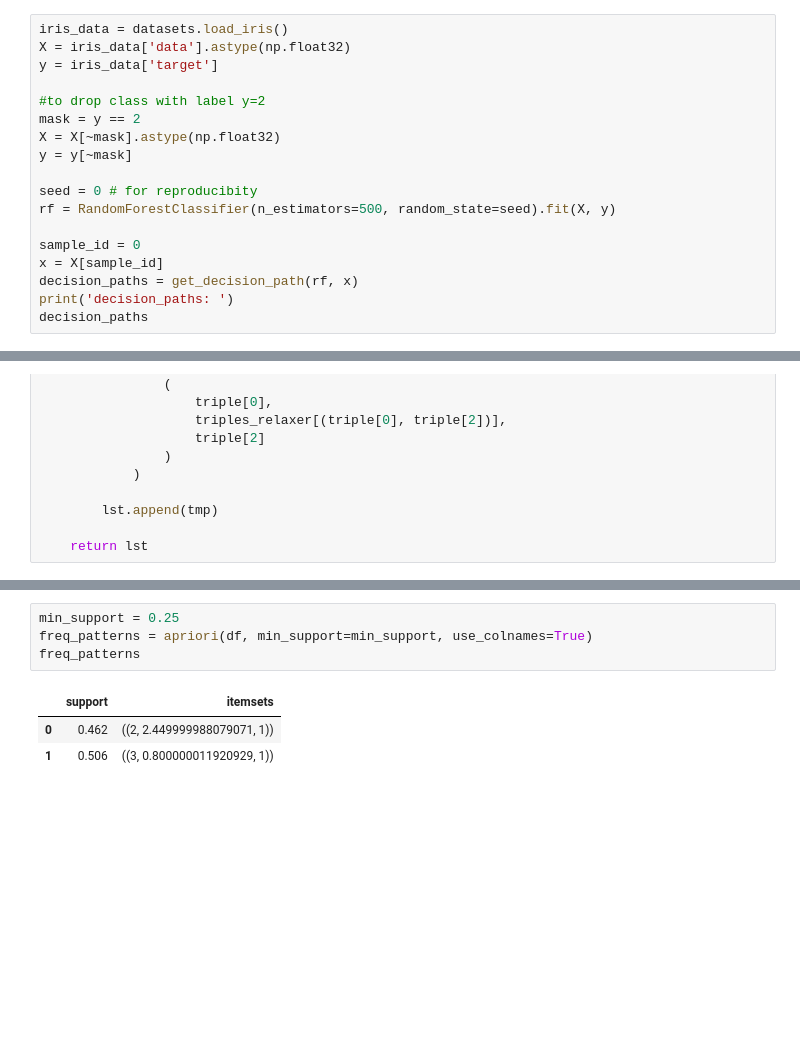
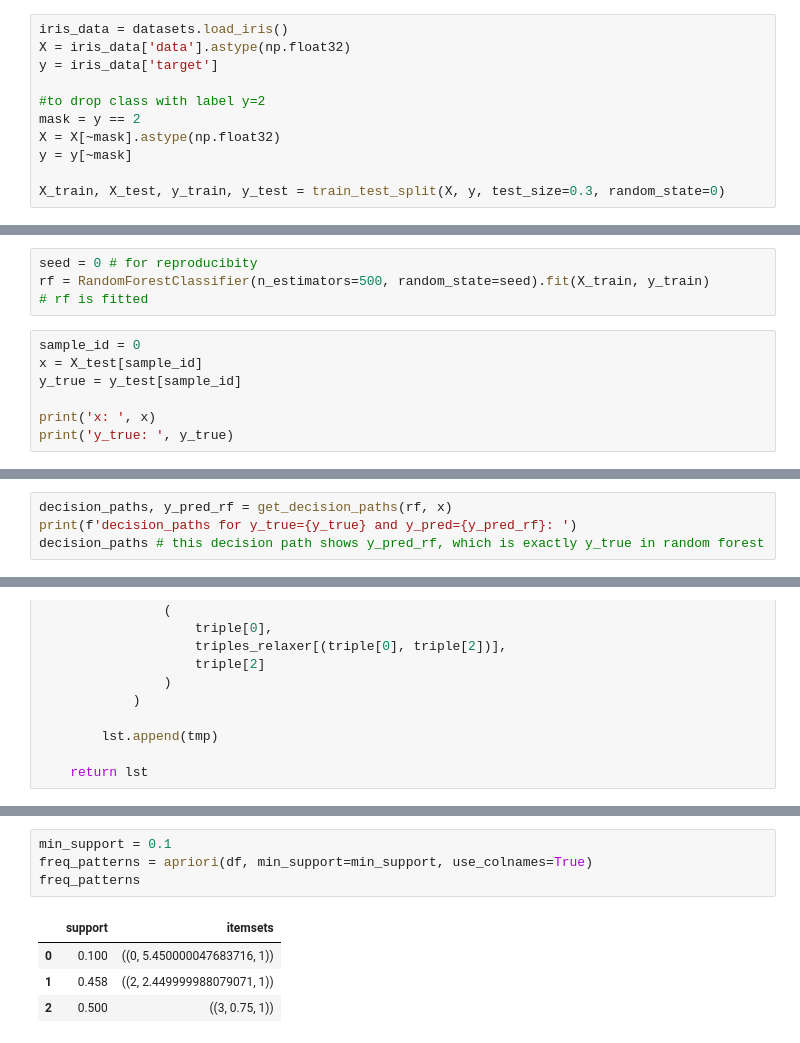
Before and after one commit to NimaSarajpoor/RandomForestExplorer, a Jupyter notebook: Notebooks/Tutorial_CHRISP.ipynb, the cells around one changed output, grey strips where cells are left out. Saved outputs shown, nothing was run; the diff lists cells and outputs as text; blank space fills up the shorter version.

```diff
--- a/Notebooks/Tutorial_CHRISP.ipynb
+++ b/Notebooks/Tutorial_CHRISP.ipynb
@@ -169,11 +172,4 @@ mask = y == 2
 X = X[~mask].astype(np.float32)
 y = y[~mask]
 
-seed = 0 # for reproducibity
-rf = RandomForestClassifier(n_estimators=500, random_state=seed).fit(X, y)
-
-sample_id = 0
-x = X[sample_id]
-decision_paths = get_decision_path(rf, x)
-print('decision_paths: ')
-decision_paths
+X_train, X_test, y_train, y_test = train_test_split(X, y, test_size=0.3, random_state=0)
@@ -198,0 +176,11 @@ decision_paths:
+# %%
+seed = 0 # for reproducibity
+rf = RandomForestClassifier(n_estimators=500, random_state=seed).fit(X_train, y_train)
+# rf is fitted
+# %%
+sample_id = 0
+x = X_test[sample_id]
+y_true = y_test[sample_id]
+
+print('x: ', x)
+print('y_true: ', y_true)
@@ -198,0 +190,4 @@ decision_paths:
+# %%
+decision_paths, y_pred_rf = get_decision_paths(rf, x)
+print(f'decision_paths for y_true={y_true} and y_pred={y_pred_rf}: ')
+decision_paths # this decision path shows y_pred_rf, which is exactly y_true in random forest
@@ -277,8 +292,9 @@ df.shape
 # %%
-min_support = 0.25
+min_support = 0.1
 freq_patterns = apriori(df, min_support=min_support, use_colnames=True)
 freq_patterns
 # %% [output]
 |  | support | itemsets |
-| 0 | 0.462 | ((2, 2.449999988079071, 1)) |
-| 1 | 0.506 | ((3, 0.800000011920929, 1)) |
+| 0 | 0.100 | ((0, 5.450000047683716, 1)) |
+| 1 | 0.458 | ((2, 2.449999988079071, 1)) |
+| 2 | 0.500 | ((3, 0.75, 1)) |
```
Also changed, not shown: parts of 12 cells of this notebook.
